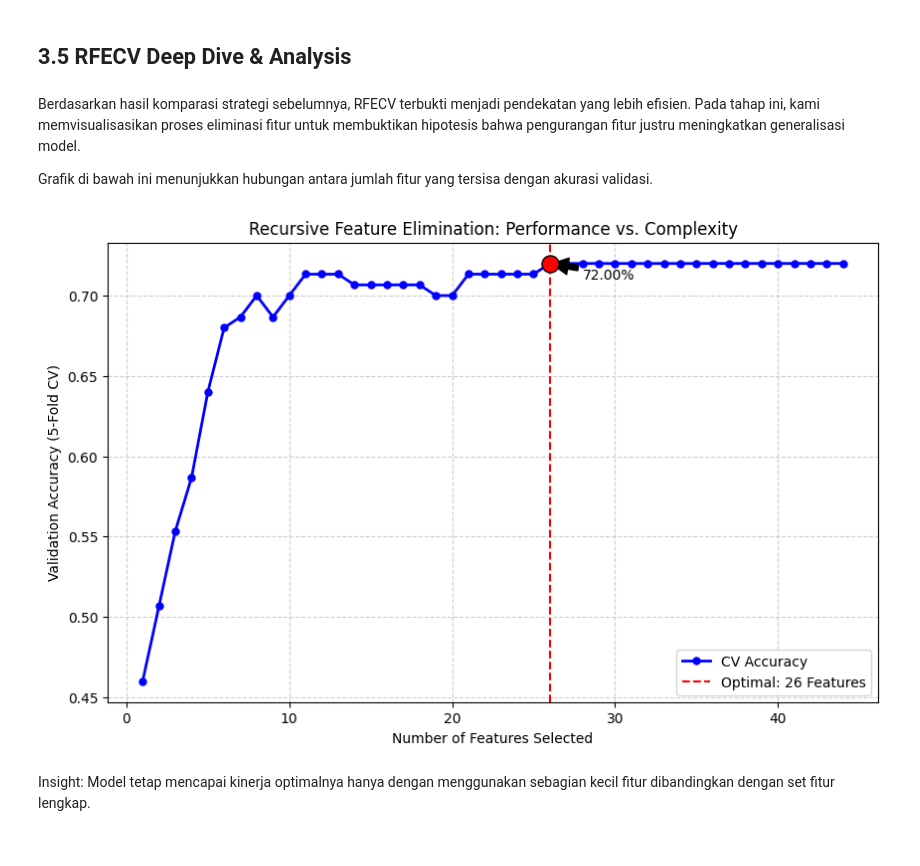
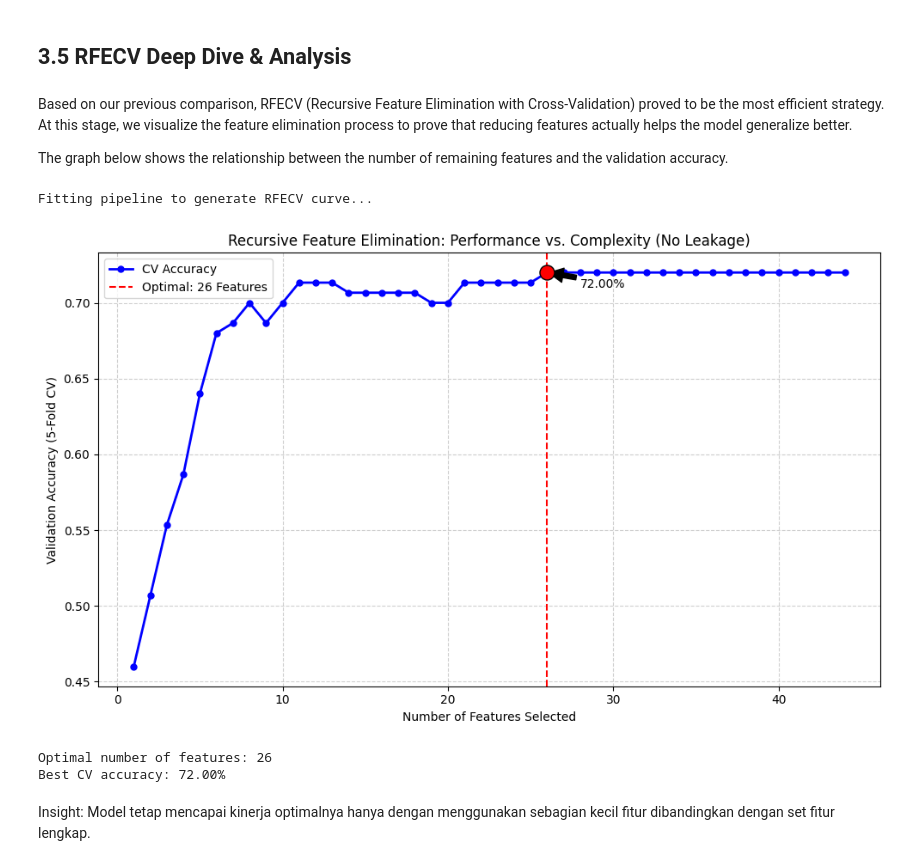
Before and after one commit to aryakasyahrezki/serona-ml, a Jupyter notebook: machine_learning_final/notebooks/model.ipynb, the cells around one changed output. Cells and saved outputs as stored; diff of their text form; code cells hidden in the pictures.

Commit message:
fix: resolve data leakage and enhance notebook documentation

```diff
--- a/machine_learning_final/notebooks/model.ipynb
+++ b/machine_learning_final/notebooks/model.ipynb
@@ -671,47 +925,81 @@ Kesimpulan: Melanjutkan penggunaan RFECV adalah langkah paling optimal untuk dep
 # %% [markdown]
 ## 3.5 RFECV Deep Dive & Analysis
-# %% [markdown]
-Berdasarkan hasil komparasi strategi sebelumnya, RFECV terbukti menjadi pendekatan yang lebih efisien. Pada tahap ini, kami memvisualisasikan proses eliminasi fitur untuk membuktikan hipotesis bahwa pengurangan fitur justru meningkatkan generalisasi model.
-
-Grafik di bawah ini menunjukkan hubungan antara jumlah fitur yang tersisa dengan akurasi validasi.
+# %% [markdown]
+Based on our previous comparison, RFECV (Recursive Feature Elimination with Cross-Validation) proved to be the most efficient strategy. At this stage, we visualize the feature elimination process to prove that reducing features actually helps the model generalize better.
+
+The graph below shows the relationship between the number of remaining features and the validation accuracy.
 # %%
 import matplotlib.pyplot as plt
 
 # ==========================================
 # VISUALISASI KURVA ELIMINASI (RFECV)
 # ==========================================
-# Menggunakan hasil objek 'rfecv_test' dari tahap 3.4
+# First, we need to fit the pipeline to extract RFECV results
 
+print("Fitting pipeline to generate RFECV curve...")
+
+# Create the pipeline again (same as Cell 38)
+tuned_logreg = grid_logreg.best_estimator_.named_steps['classifier']
+tuned_logreg.set_params(random_state=random_seed)
+
+pipeline_rfecv = Pipeline([
+    ('poly', PolynomialFeatures(degree=2, include_bias=False)),
+    ('scaler', StandardScaler()),
+    ('rfecv', RFECV(
+        estimator=tuned_logreg,
+        step=1,
+        cv=StratifiedKFold(n_splits=5, shuffle=True, random_state=random_seed),
+        scoring='accuracy',
+        n_jobs=-1
+    ))
+])
+
+# Fit the pipeline
+pipeline_rfecv.fit(X, y_encoded)
+
+# Extract RFECV object from pipeline
+rfecv_obj = pipeline_rfecv.named_steps['rfecv']
+
+# ==========================================
+# PLOTTING
+# ==========================================
 plt.figure(figsize=(10, 6))
 
-# Mengambil skor rata-rata CV dari setiap langkah eliminasi
-cv_scores = rfecv_test.cv_results_['mean_test_score']
+# Get CV scores from each elimination step
+cv_scores = rfecv_obj.cv_results_['mean_test_score']
 n_features_list = range(1, len(cv_scores) + 1)
 
-# Plotting Garis Akurasi
+# Plot accuracy line
 plt.plot(n_features_list, cv_scores, marker='o', color='b', label='CV Accuracy', linewidth=2, markersize=5)
 
-# Menandai Titik Optimal (Puncak)
-best_n = rfecv_test.n_features_
+# Mark optimal point
+best_n = rfecv_obj.n_features_
 best_score = np.max(cv_scores)
 
 plt.axvline(x=best_n, color='r', linestyle='--', label=f'Optimal: {best_n} Features')
 plt.scatter(best_n, best_score, color='red', s=150, zorder=5, edgecolors='black')
 
-# Anotasi Teks pada Titik Puncak
+# Annotate peak
 plt.annotate(f'{best_score*100:.2f}%',
              xy=(best_n, best_score),
              xytext=(best_n + 2, best_score - 0.01),
              arrowprops=dict(facecolor='black', shrink=0.05))
 
-plt.title("Recursive Feature Elimination: Performance vs. Complexity")
+plt.title("Recursive Feature Elimination: Performance vs. Complexity (No Leakage)")
 plt.xlabel("Number of Features Selected")
 plt.ylabel("Validation Accuracy (5-Fold CV)")
 plt.legend()
 plt.grid(True, linestyle='--', alpha=0.6)
+plt.tight_layout()
 plt.show()
+
+print(f"\nOptimal number of features: {best_n}")
+print(f"Best CV accuracy: {best_score*100:.2f}%")
 # %% [output]
+Fitting pipeline to generate RFECV curve...
-[figure, old version]
+[figure, new version]
+Optimal number of features: 26
+Best CV accuracy: 72.00%
 # %% [markdown]
 Insight: Model tetap mencapai kinerja optimalnya hanya dengan menggunakan sebagian kecil fitur dibandingkan dengan set fitur lengkap.
 # %% [markdown]
```
Also changed, not shown: parts of 51 cells of this notebook.
